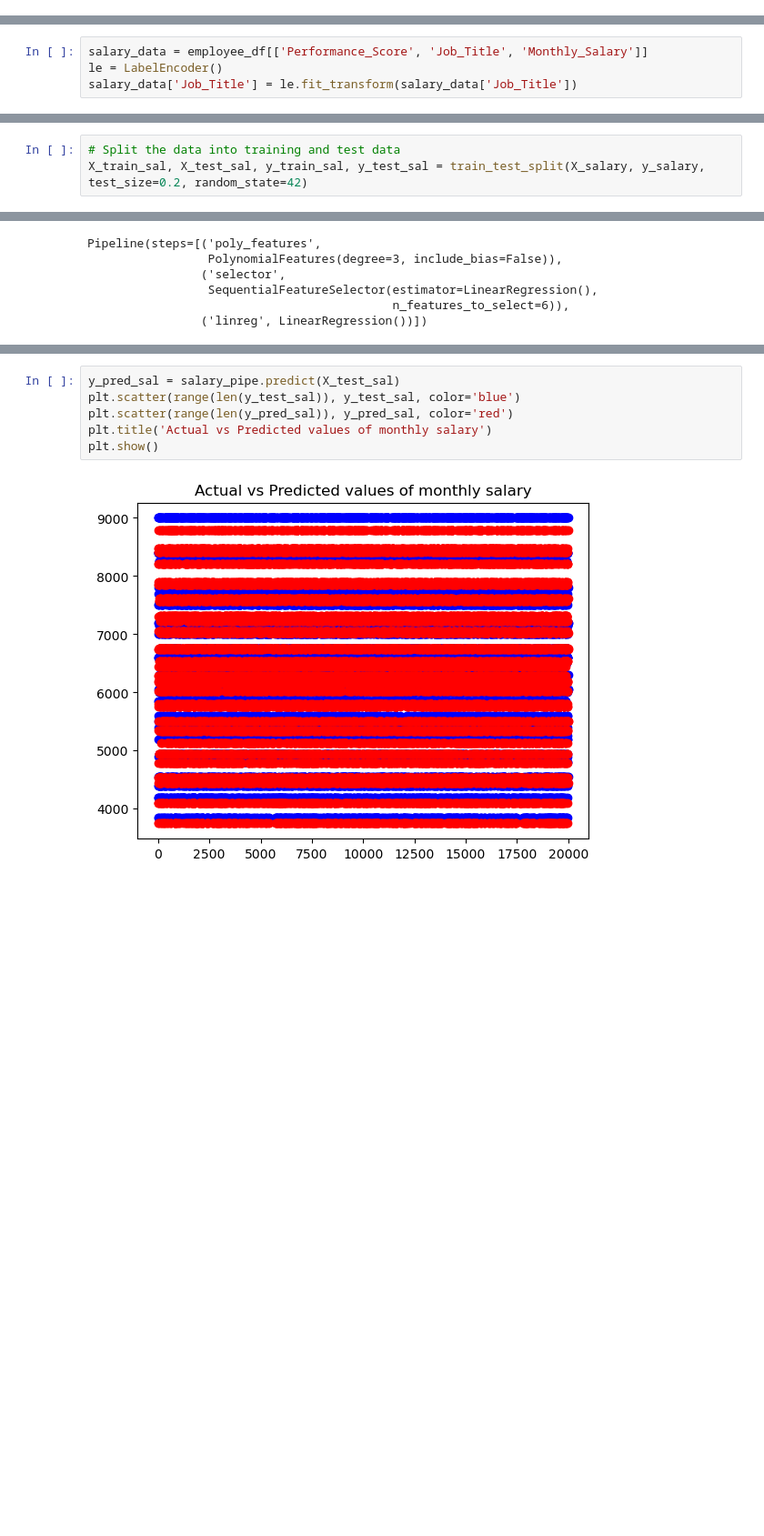
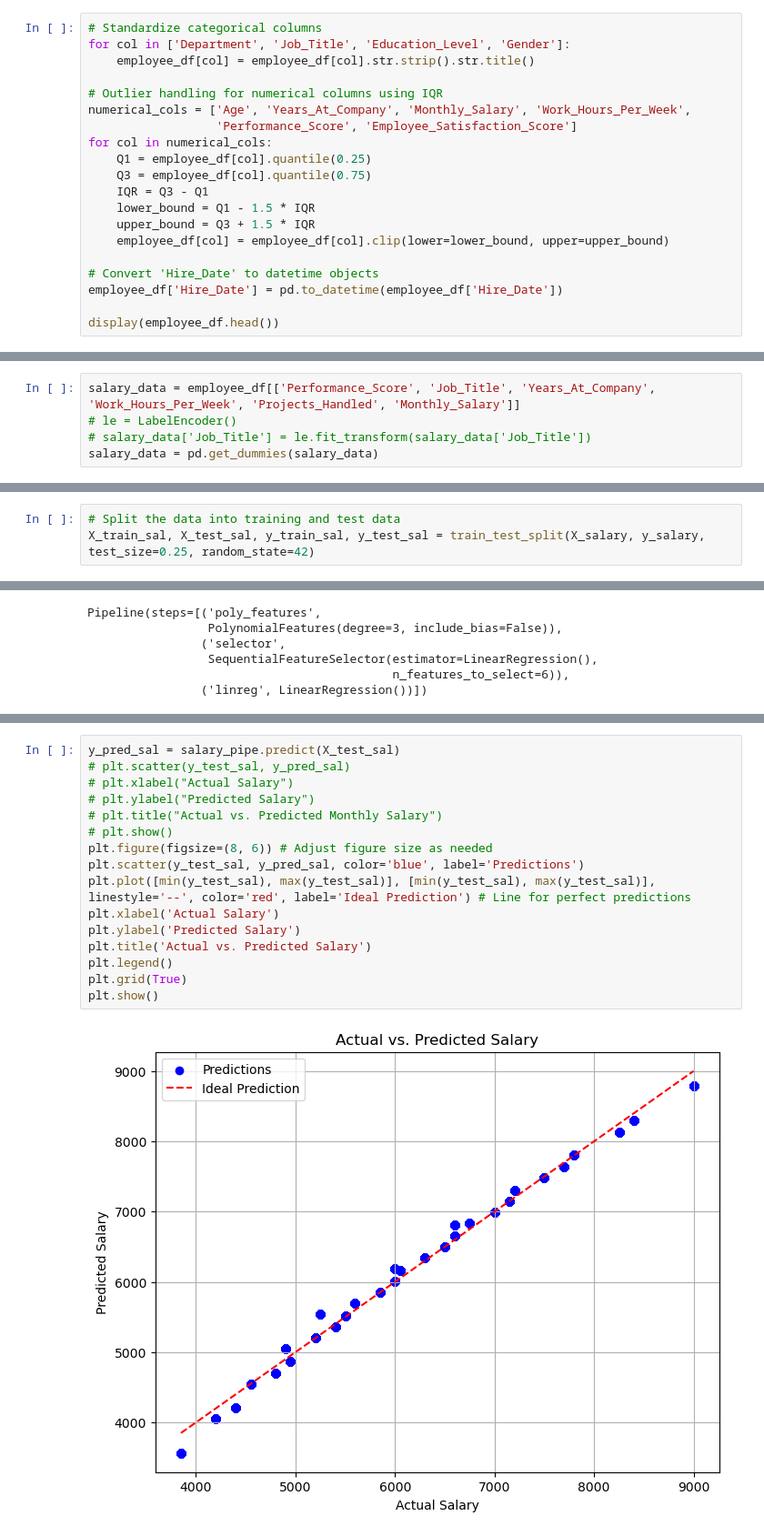
Before and after one commit to akshaynk21/capstone, a Jupyter notebook: employee.ipynb, the cells around one changed output, grey strips where cells are left out. Shown at 91% size. Drawn from its saved outputs; the diff is of its cells as text; blank space fills up the shorter version.

```diff
--- a/employee.ipynb
+++ b/employee.ipynb
@@ -142,0 +148,20 @@ No null values in the provided dataset
+# %%
+# Standardize categorical columns
+for col in ['Department', 'Job_Title', 'Education_Level', 'Gender']:
+    employee_df[col] = employee_df[col].str.strip().str.title()
+
+# Outlier handling for numerical columns using IQR
+numerical_cols = ['Age', 'Years_At_Company', 'Monthly_Salary', 'Work_Hours_Per_Week',
+                  'Performance_Score', 'Employee_Satisfaction_Score']
+for col in numerical_cols:
+    Q1 = employee_df[col].quantile(0.25)
+    Q3 = employee_df[col].quantile(0.75)
+    IQR = Q3 - Q1
+    lower_bound = Q1 - 1.5 * IQR
+    upper_bound = Q3 + 1.5 * IQR
+    employee_df[col] = employee_df[col].clip(lower=lower_bound, upper=upper_bound)
+
+# Convert 'Hire_Date' to datetime objects
+employee_df['Hire_Date'] = pd.to_datetime(employee_df['Hire_Date'])
+
+display(employee_df.head())
@@ -607,4 +578,5 @@ To calculate monthly salary, we will use regression techniques. The factors that
 # %%
-salary_data = employee_df[['Performance_Score', 'Job_Title', 'Monthly_Salary']]
-le = LabelEncoder()
-salary_data['Job_Title'] = le.fit_transform(salary_data['Job_Title'])
+salary_data = employee_df[['Performance_Score', 'Job_Title', 'Years_At_Company', 'Work_Hours_Per_Week', 'Projects_Handled', 'Monthly_Salary']]
+# le = LabelEncoder()
+# salary_data['Job_Title'] = le.fit_transform(salary_data['Job_Title'])
+salary_data = pd.get_dummies(salary_data)
@@ -618,7 +584,7 @@ See the caveats in the documentation: https://pandas.pydata.org/pandas-docs/stab
 X_salary, y_salary = salary_data.drop('Monthly_Salary', axis=1), salary_data['Monthly_Salary']
 # %%
 # Split the data into training and test data
-X_train_sal, X_test_sal, y_train_sal, y_test_sal = train_test_split(X_salary, y_salary, test_size=0.2, random_state=42)
+X_train_sal, X_test_sal, y_train_sal, y_test_sal = train_test_split(X_salary, y_salary, test_size=0.25, random_state=42)
 # %%
 #sequential selector and linear regression
 salary_pipe = Pipeline([
@@ -655,9 +621,19 @@ print(seq_df.loc[seq_df['coef'] != 0])
 # %%
 y_pred_sal = salary_pipe.predict(X_test_sal)
-plt.scatter(range(len(y_test_sal)), y_test_sal, color='blue')
-plt.scatter(range(len(y_pred_sal)), y_pred_sal, color='red')
-plt.title('Actual vs Predicted values of monthly salary')
+# plt.scatter(y_test_sal, y_pred_sal)
+# plt.xlabel("Actual Salary")
+# plt.ylabel("Predicted Salary")
+# plt.title("Actual vs. Predicted Monthly Salary")
+# plt.show()
+plt.figure(figsize=(8, 6)) # Adjust figure size as needed
+plt.scatter(y_test_sal, y_pred_sal, color='blue', label='Predictions')
+plt.plot([min(y_test_sal), max(y_test_sal)], [min(y_test_sal), max(y_test_sal)], linestyle='--', color='red', label='Ideal Prediction') # Line for perfect predictions
+plt.xlabel('Actual Salary')
+plt.ylabel('Predicted Salary')
+plt.title('Actual vs. Predicted Salary')
+plt.legend()
+plt.grid(True)
 plt.show()
 # %% [output]
-[figure, old version]
+[figure, new version]
 # %%
```
Also changed, not shown: parts of 60 cells of this notebook.
